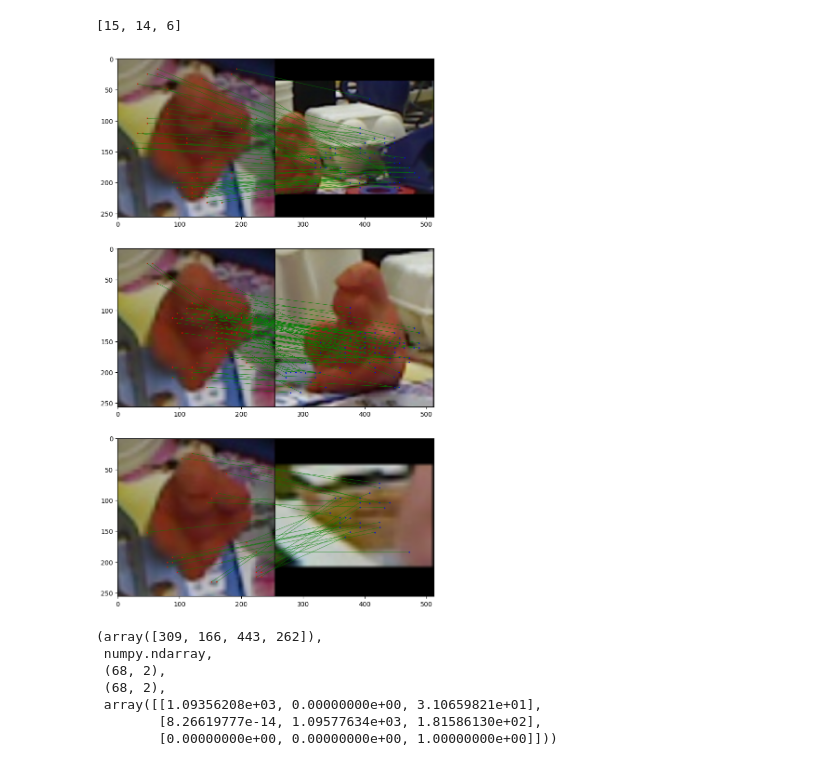
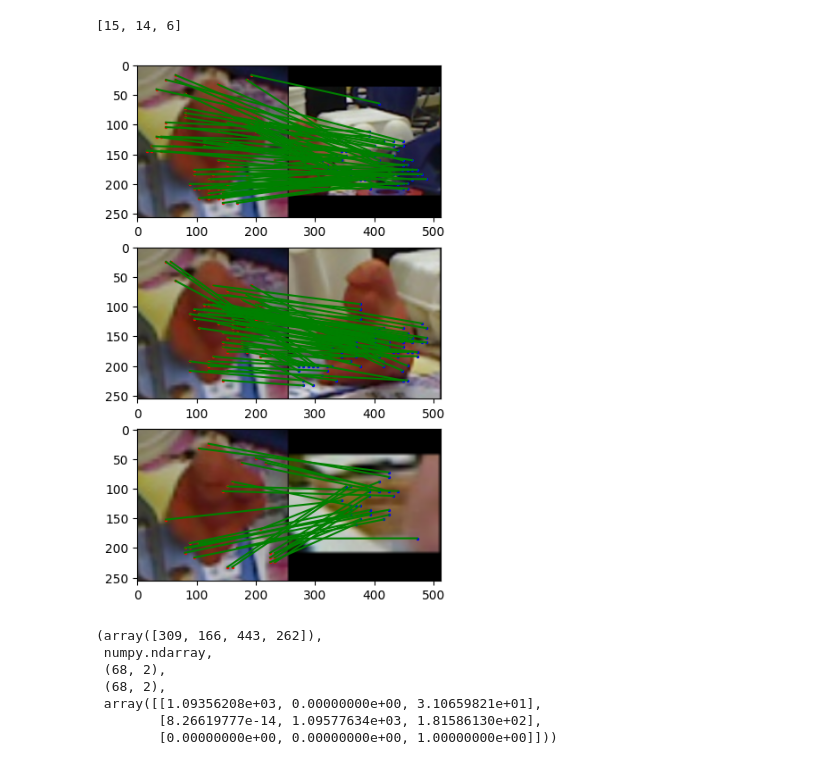
Before and after one commit to karltan0328/POPE, a Jupyter notebook: visual_3dbbox.ipynb, the cells around one changed output. Drawn from its saved outputs; the diff is of its cells as text; code cells hidden in the pictures.

```diff
--- a/visual_3dbbox.ipynb
+++ b/visual_3dbbox.ipynb
@@ -354,17 +354,17 @@ matching_score
 # %% [output]
 [15, 14, 6]
 # %%
-plt.figure(figsize=(10, 15))
+plt.figure(figsize=(5, 7.5))
 for i in range(len(top_images)):
     plt.subplot(311+i)
     plt.imshow(cv2.cvtColor(np.concatenate((prompt_image_copy, top_images[i]["crop_image"]), axis=1), cv2.COLOR_BGR2RGB))
-    plt.scatter(top_images[i]["mkpts0"][:, 0], top_images[i]["mkpts0"][:, 1], c="r", s=1)
-    plt.scatter(top_images[i]["mkpts1"][:, 0] + 256, top_images[i]["mkpts1"][:, 1], c="b", s=1)
+    plt.scatter(top_images[i]["mkpts0"][:, 0], top_images[i]["mkpts0"][:, 1], c="r", s=2)
+    plt.scatter(top_images[i]["mkpts1"][:, 0] + 256, top_images[i]["mkpts1"][:, 1], c="b", s=2)
     for j in range(top_images[i]["mkpts0"].shape[0]):
-        plt.plot([top_images[i]["mkpts0"][j, 0], top_images[i]["mkpts1"][j, 0] + 256], [top_images[i]["mkpts0"][j, 1], top_images[i]["mkpts1"][j, 1]], c="g", linewidth=0.5)
+        plt.plot([top_images[i]["mkpts0"][j, 0], top_images[i]["mkpts1"][j, 0] + 256], [top_images[i]["mkpts0"][j, 1], top_images[i]["mkpts1"][j, 1]], c="g", linewidth=1.5)
 plt.show()
 # %% [output]
-[figure, old version]
+[figure, new version]
 # %%
 max_match_idx = np.argmax(matching_score)
 pre_bbox  = top_images[max_match_idx]["bbox"]
```
Also changed, not shown: parts of 3 cells of this notebook.
